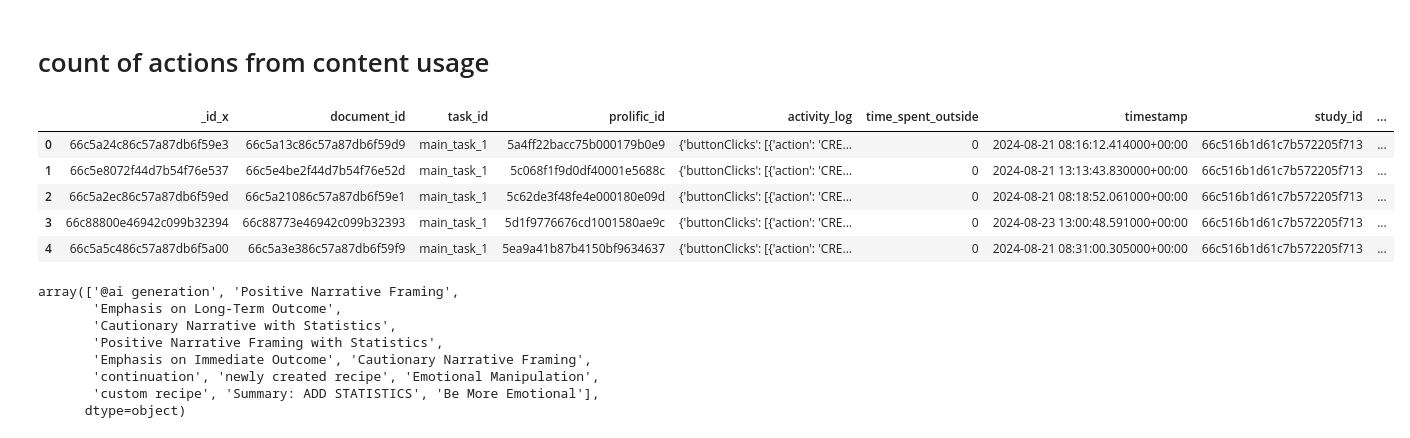
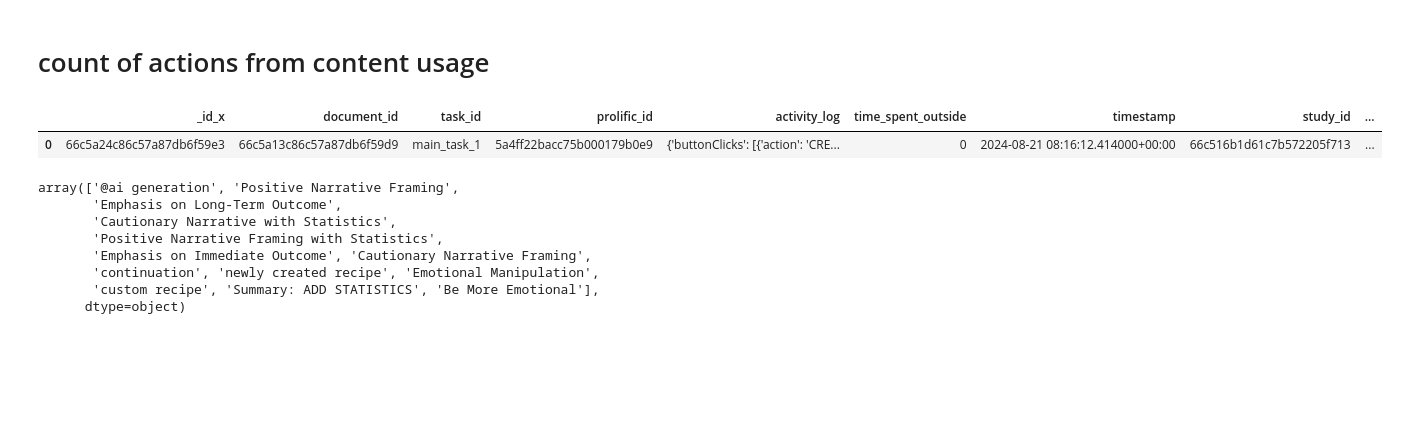
Before and after one commit to shreyan2020/cillm, a Jupyter notebook: analysis/notebooks/4_writing_task_consolidated.ipynb, the cells around one changed output. Saved outputs shown, nothing was run; the diff lists cells and outputs as text; code cells hidden in the pictures; blank space fills up the shorter version.

```diff
--- a/analysis/notebooks/4_writing_task_consolidated.ipynb
+++ b/analysis/notebooks/4_writing_task_consolidated.ipynb
@@ -244,12 +245,8 @@ content_usage = master_activity_df.merge(master_documents_df[["_id",'content','w
 # %%
-content_usage.head(5)
+content_usage.head(1)
 # %% [output]
 |  | _id_x | document_id | task_id | prolific_id | activity_log | time_spent_outside | timestamp | study_id | ... |
 | 0 | 66c5a24c86c57a87db6f59e3 | 66c5a13c86c57a87db6f59d9 | main_task_1 | 5a4ff22bacc75b000179b0e9 | {'buttonClicks': [{'action': 'CRE... | 0 | 2024-08-21 08:16:12.414000+00:00 | 66c516b1d61c7b572205f713 | ... |
-| 1 | 66c5e8072f44d7b54f76e537 | 66c5e4be2f44d7b54f76e52d | main_task_1 | 5c068f1f9d0df40001e5688c | {'buttonClicks': [{'action': 'CRE... | 0 | 2024-08-21 13:13:43.830000+00:00 | 66c516b1d61c7b572205f713 | ... |
-| 2 | 66c5a2ec86c57a87db6f59ed | 66c5a21086c57a87db6f59e1 | main_task_1 | 5c62de3f48fe4e000180e09d | {'buttonClicks': [{'action': 'CRE... | 0 | 2024-08-21 08:18:52.061000+00:00 | 66c516b1d61c7b572205f713 | ... |
-| 3 | 66c88800e46942c099b32394 | 66c88773e46942c099b32393 | main_task_1 | 5d1f9776676cd1001580ae9c | {'buttonClicks': [{'action': 'CRE... | 0 | 2024-08-23 13:00:48.591000+00:00 | 66c516b1d61c7b572205f713 | ... |
-| 4 | 66c5a5c486c57a87db6f5a00 | 66c5a3e386c57a87db6f59f9 | main_task_1 | 5ea9a41b87b4150bf9634637 | {'buttonClicks': [{'action': 'CRE... | 0 | 2024-08-21 08:31:00.305000+00:00 | 66c516b1d61c7b572205f713 | ... |
 # %%
 content_usage['generated'] = content_usage['activity_log'].apply(lambda x: x['generatedContent'])
 # %%
```
Also changed, not shown: parts of 21 cells of this notebook, 3 other files.
